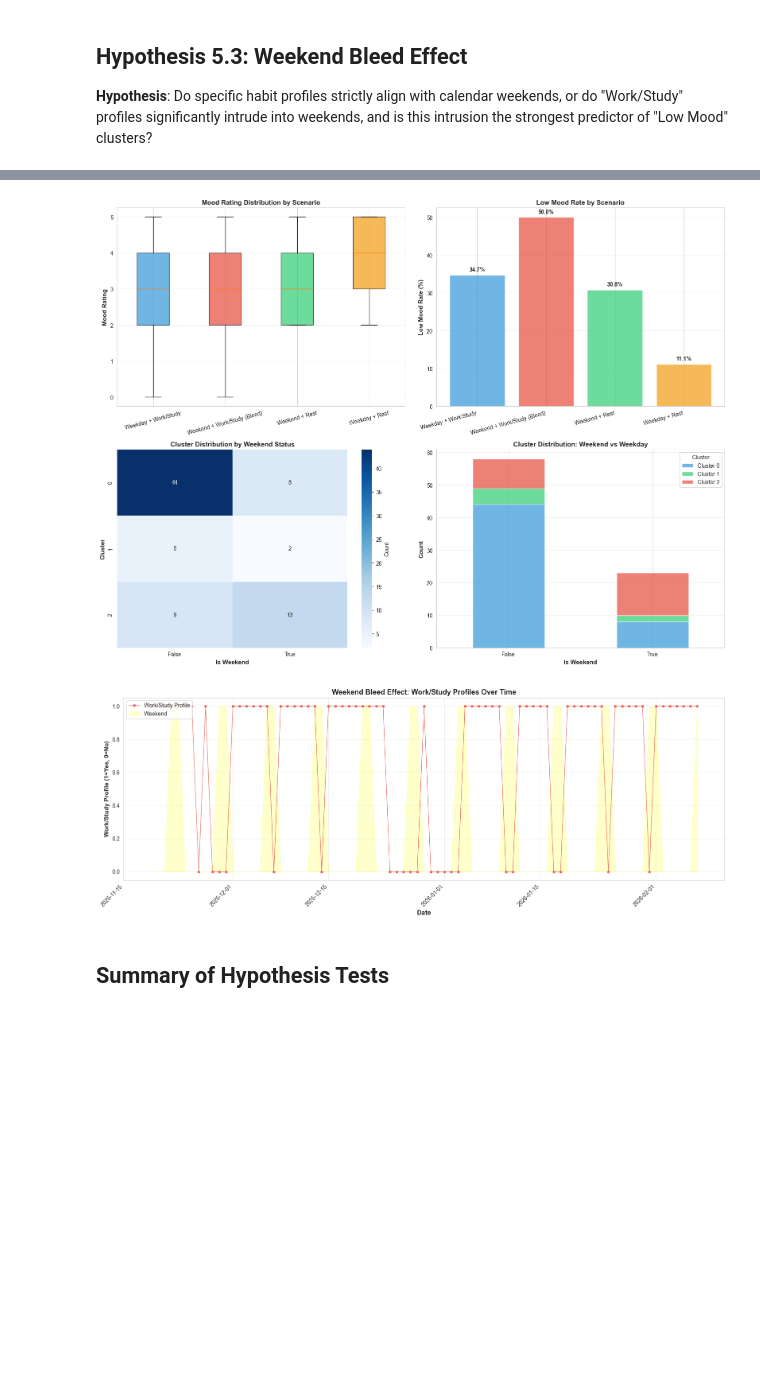
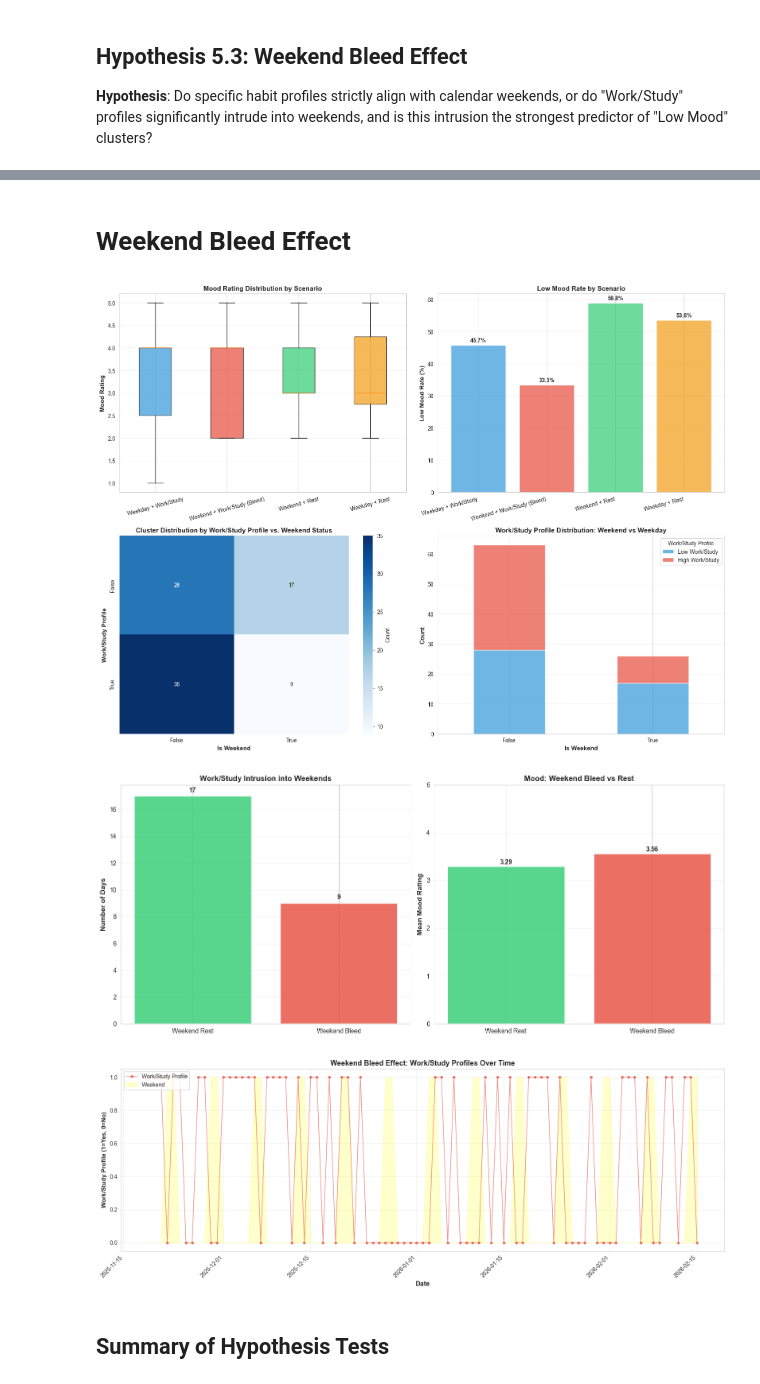
Before and after one commit to badong0/DataScience_Final_Project, a Jupyter notebook: 3hypothesis_testing.ipynb, the cells around one changed output, grey strips where cells are left out. Drawn from its saved outputs; the diff is of its cells as text; code cells hidden in the pictures; blank space fills up the shorter version.

```diff
--- a/3hypothesis_testing.ipynb
+++ b/3hypothesis_testing.ipynb
@@ -424,7 +564,8 @@ KMeans_Cluster
 # %%
-# Identify Work/Study profiles (Clusters 0 and 1)
-work_study_clusters = [0, 1]  # Commuter Grind and Deep Work
-df['Work_Study_Profile'] = df['KMeans_Cluster'].isin(work_study_clusters)
+# Define Work/Study Profile using threshold (already defined earlier, but ensure it exists)
+if 'Work_Study_Profile' not in df.columns:
+    work_study_threshold = (df['Work_Hours'] + df['Study_Hours']).median()
+    df['Work_Study_Profile'] = (df['Work_Hours'] + df['Study_Hours']) > work_study_threshold
 
 # Check if Work/Study profiles appear on weekends
 weekend_work_study = df[df['Is_Weekend'] & df['Work_Study_Profile']]
@@ -434,5 +575,6 @@ print(f"Weekend days with Work/Study profiles: {len(weekend_work_study)}")
 print(f"Proportion: {len(weekend_work_study)/df['Is_Weekend'].sum()*100:.1f}%")
 
 print("\nWeekend Work/Study Profile Breakdown:")
-print(weekend_work_study['KMeans_Cluster'].value_counts().sort_index())
+print(f"Total weekend days with Work/Study: {len(weekend_work_study)}")
+print(f"Average Mood Rating (Weekend + Work/Study): {weekend_work_study['Mood_Rating'].mean():.2f}")
 # %% [output]
@@ -496,3 +636,5 @@ Weekday + Rest (n=9):
+# %% [markdown]
+# Weekend Bleed Effect
 # %%
 # Enhanced Visualizations for Hypothesis 5.3: Weekend Bleed Effect
 fig, axes = plt.subplots(2, 2, figsize=(16, 12))
@@ -521,48 +663,83 @@ for j, (bar, rate) in enumerate(zip(bars, low_mood_rates)):
     axes[0, 1].text(bar.get_x() + bar.get_width()/2, rate + 1,
                     f'{rate:.1f}%', ha='center', fontweight='bold')
 
-# Figure 3: Heatmap - Cluster vs Weekend Status
-crosstab_weekend = pd.crosstab(df['KMeans_Cluster'], df['Is_Weekend'],
-                               rownames=['Cluster'], colnames=['Is Weekend'])
+# Figure 3: Heatmap - Work/Study Profile vs Weekend Status
+crosstab_weekend = pd.crosstab(df['Work_Study_Profile'], df['Is_Weekend'],
+                               rownames=['Work/Study Profile'], colnames=['Is Weekend'])
 sns.heatmap(crosstab_weekend, annot=True, fmt='d', cmap='Blues', ax=axes[1, 0],
             cbar_kws={'label': 'Count'})
-axes[1, 0].set_title('Cluster Distribution by Weekend Status', fontsize=12, fontweight='bold')
+axes[1, 0].set_title('Cluster Distribution by Work/Study Profile vs. Weekend Status', fontsize=12, fontweight='bold')
 axes[1, 0].set_xlabel('Is Weekend', fontsize=11, fontweight='bold')
-axes[1, 0].set_ylabel('Cluster', fontsize=11, fontweight='bold')
+axes[1, 0].set_ylabel('Work/Study Profile', fontsize=11, fontweight='bold')
 
-# Figure 4: Stacked Bar Chart - Weekend vs Weekday by Cluster
-weekend_cluster = pd.crosstab(df['Is_Weekend'], df['KMeans_Cluster'])
-weekend_cluster.plot(kind='bar', stacked=True, ax=axes[1, 1],
-                     color=['#3498db', '#2ecc71', '#e74c3c'], alpha=0.7)
-axes[1, 1].set_title('Cluster Distribution: Weekend vs Weekday', fontsize=12, fontweight='bold')
+
+
+# Figure 4: Stacked Bar Chart - Weekend vs Weekday by Work/Study Profile
+weekend_profile = pd.crosstab(df['Is_Weekend'], df['Work_Study_Profile'])
+weekend_profile.plot(kind='bar', stacked=True, ax=axes[1, 1],
+                     color=['#3498db', '#e74c3c'], alpha=0.7)
+axes[1, 1].set_title('Work/Study Profile Distribution: Weekend vs Weekday', fontsize=12, fontweight='bold')
 axes[1, 1].set_xlabel('Is Weekend', fontsize=11, fontweight='bold')
 axes[1, 1].set_ylabel('Count', fontsize=11, fontweight='bold')
-axes[1, 1].legend(title='Cluster', labels=['Cluster 0', 'Cluster 1', 'Cluster 2'])
+axes[1, 1].legend(title='Work/Study Profile', labels=['Low Work/Study', 'High Work/Study'])
 axes[1, 1].tick_params(axis='x', rotation=0)
 axes[1, 1].grid(axis='y', alpha=0.3)
 
 plt.tight_layout()
+plt.show()
+
+# 2-Panel Figure: Work/Study Intrusion + Mood (Weekend Bleed vs Rest)
+fig, axes = plt.subplots(1, 2, figsize=(14, 6))
+
+# Panel 1: Work/Study intrusion into weekends (bar chart)
+weekend_intrusion = pd.DataFrame({
+    'Category': ['Weekend Rest', 'Weekend Bleed'],
+    'Count': [len(df[df['Is_Weekend'] & ~df['Work_Study_Profile']]), len(df[df['Weekend_Bleed']])]
+})
+bars = axes[0].bar(weekend_intrusion['Category'], weekend_intrusion['Count'], color=['#2ecc71', '#e74c3c'], alpha=0.8)
+axes[0].set_ylabel('Number of Days', fontsize=11, fontweight='bold')
+axes[0].set_title('Work/Study Intrusion into Weekends', fontsize=12, fontweight='bold')
+axes[0].grid(axis='y', alpha=0.3)
+for bar, count in zip(bars, weekend_intrusion['Count']):
+    axes[0].text(bar.get_x() + bar.get_width()/2, bar.get_height() + 0.3, str(int(count)), ha='center', fontweight='bold')
+
+# Panel 2: Mood comparison (Weekend Bleed vs Rest)
+weekend_bleed_mood = df[df['Weekend_Bleed']]['Mood_Rating']
+weekend_rest_mood = df[df['Is_Weekend'] & ~df['Work_Study_Profile']]['Mood_Rating']
+mood_means = [weekend_rest_mood.mean(), weekend_bleed_mood.mean()]
+mood_labels = ['Weekend Rest', 'Weekend Bleed']
+bars2 = axes[1].bar(mood_labels, mood_means, color=['#2ecc71', '#e74c3c'], alpha=0.8)
+axes[1].set_ylabel('Mean Mood Rating', fontsize=11, fontweight='bold')
+axes[1].set_title('Mood: Weekend Bleed vs Rest', fontsize=12, fontweight='bold')
+axes[1].set_ylim(0, 5)
+axes[1].grid(axis='y', alpha=0.3)
+for bar, val in zip(bars2, mood_means):
+    axes[1].text(bar.get_x() + bar.get_width()/2, bar.get_height() + 0.05, f'{val:.2f}', ha='center', fontweight='bold')
+
+plt.tight_layout()
+plt.savefig('figures/fig9_weekend_bleed.png', dpi=300, bbox_inches='tight')
 plt.show()
 
 # Additional Figure: Time Series showing Weekend Bleed Pattern
 fig, ax = plt.subplots(figsize=(16, 6))
 df_sorted = df.sort_values('Date').copy()
 ax.plot(df_sorted['Date'], df_sorted['Work_Study_Profile'].astype(int),
         marker='o', markersize=4, linestyle='-', linewidth=1,
         label='Work/Study Profile', color='#e74c3c', alpha=0.7)
 ax.fill_between(df_sorted['Date'], 0, df_sorted['Is_Weekend'].astype(int),
                 alpha=0.2, color='yellow', label='Weekend')
 ax.set_xlabel('Date', fontsize=12, fontweight='bold')
 ax.set_ylabel('Work/Study Profile (1=Yes, 0=No)', fontsize=11, fontweight='bold')
 ax.set_title('Weekend Bleed Effect: Work/Study Profiles Over Time', fontsize=13, fontweight='bold')
 ax.legend(loc='upper left')
 ax.grid(alpha=0.3)
 plt.xticks(rotation=45, ha='right')
 plt.tight_layout()
 plt.show()
 # %% [output]
-[figure, old version]
+[figure, new version]
-[figure, old version]
+[figure, new version]
+[figure, added]
 # %% [markdown]
 ## Summary of Hypothesis Tests
 # %%
```
Also changed, not shown: parts of 19 cells of this notebook, 36 other files.
